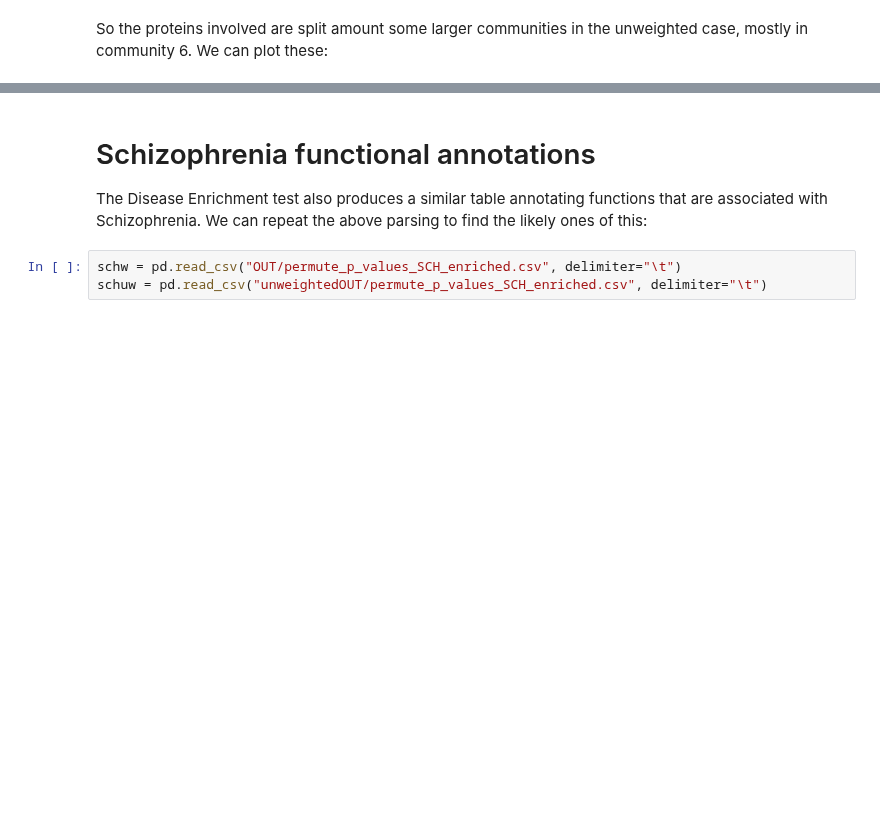
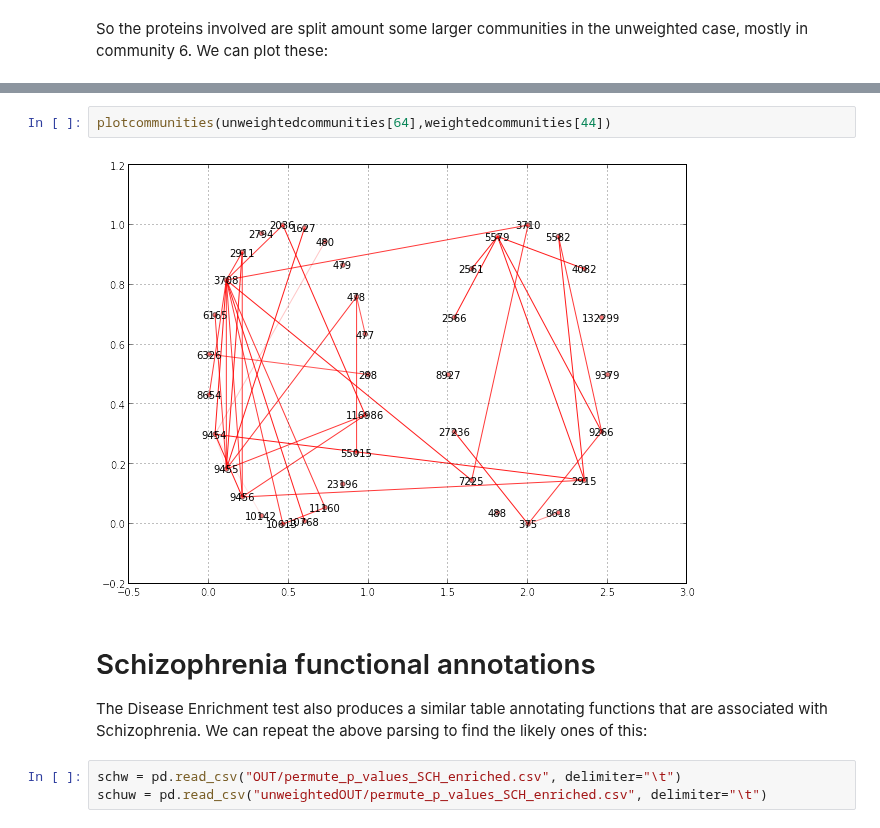
Before and after one commit to gngdb/opencast-bio, a Jupyter notebook: notebooks/Community Detection.ipynb, the cells around one changed output, grey strips where cells are left out. Drawn from its saved outputs; the diff is of its cells as text; blank space fills up the shorter version.

```diff
--- a/notebooks/Community Detection.ipynb
+++ b/notebooks/Community Detection.ipynb
@@ -551,3 +586,7 @@ It may also depend on thos being strong connections within the group.
+# %%
+plotcommunities(unweightedcommunities[64],weightedcommunities[44])
+# %% [output]
+[figure, added]
 # %% [markdown]
 # Schizophrenia functional annotations
 
```
Also changed, not shown: parts of 30 cells of this notebook, 1 other file.
